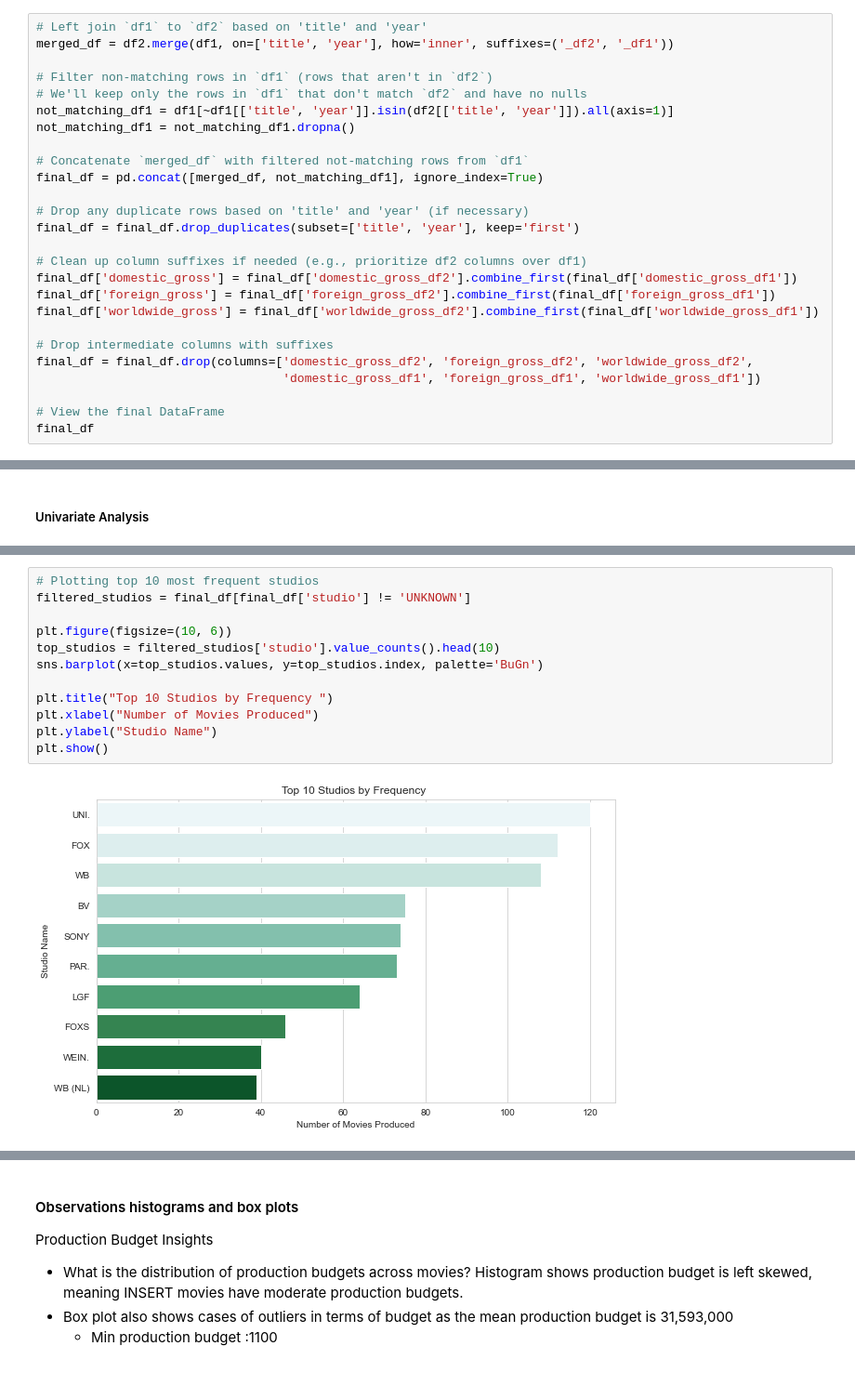
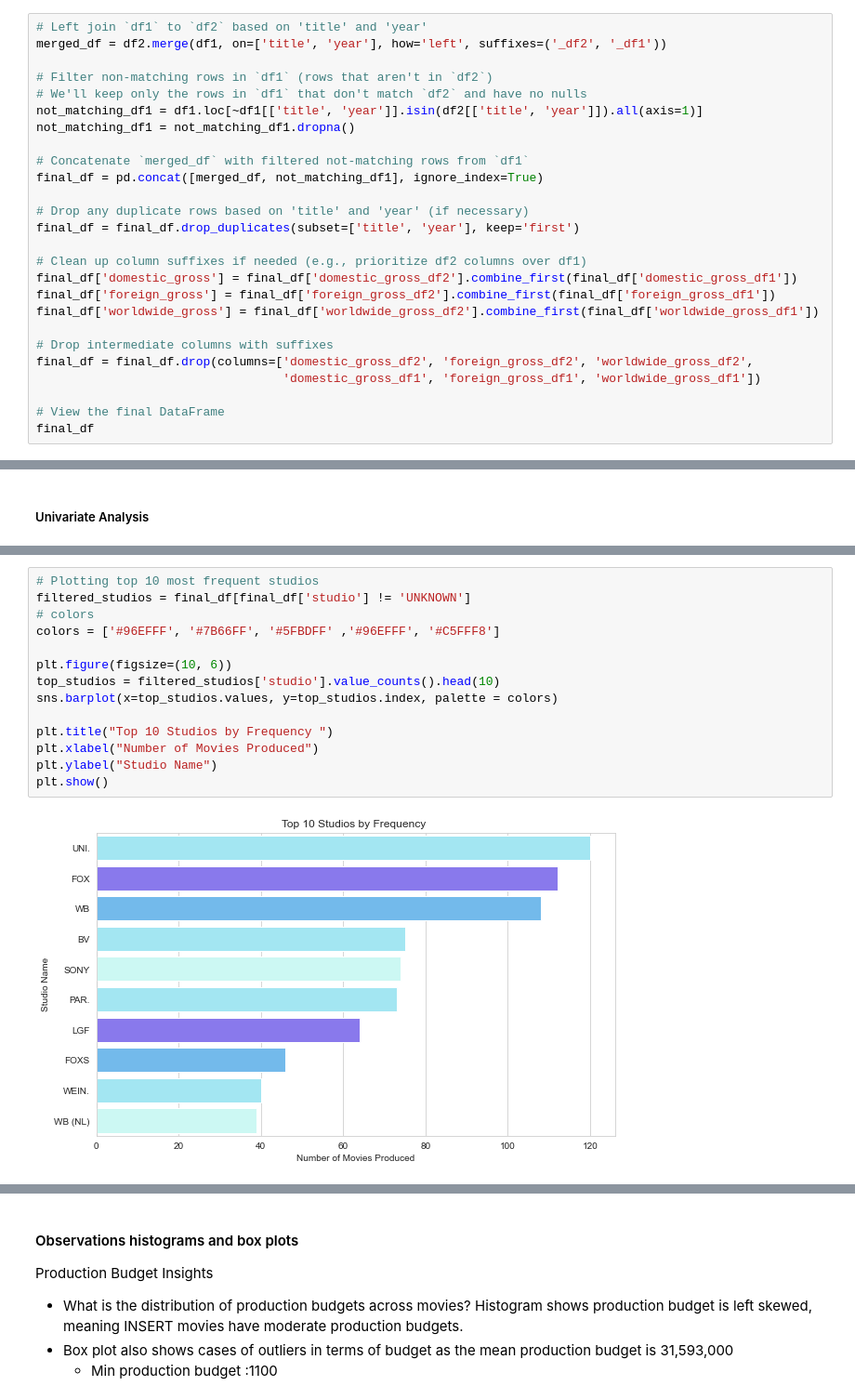
Before and after one commit to Otim135/group3-phase2-project, a Jupyter notebook: ipynbs/Ketty.ipynb, the cells around one changed output, grey strips where cells are left out. Shown at 93% size. Saved outputs shown, nothing was run; the diff lists cells and outputs as text.

```diff
--- a/ipynbs/Ketty.ipynb
+++ b/ipynbs/Ketty.ipynb
@@ -374,11 +347,11 @@ df3 = df3.drop(columns = cols_to_drop,errors='ignore')
 ##### 1.1.0(a) Merging movie gross and movie budget dataset
 # %%
 # Left join `df1` to `df2` based on 'title' and 'year'
-merged_df = df2.merge(df1, on=['title', 'year'], how='inner', suffixes=('_df2', '_df1'))
+merged_df = df2.merge(df1, on=['title', 'year'], how='left', suffixes=('_df2', '_df1'))
 
 # Filter non-matching rows in `df1` (rows that aren't in `df2`)
 # We'll keep only the rows in `df1` that don't match `df2` and have no nulls
-not_matching_df1 = df1[~df1[['title', 'year']].isin(df2[['title', 'year']]).all(axis=1)]
+not_matching_df1 = df1.loc[~df1[['title', 'year']].isin(df2[['title', 'year']]).all(axis=1)]
 not_matching_df1 = not_matching_df1.dropna()
 
 # Concatenate `merged_df` with filtered not-matching rows from `df1`
@@ -663,17 +547,19 @@ plt.show()
 # %%
 # Plotting top 10 most frequent studios
 filtered_studios = final_df[final_df['studio'] != 'UNKNOWN']
+# colors
+colors = ['#96EFFF', '#7B66FF', '#5FBDFF' ,'#96EFFF', '#C5FFF8']
 
 plt.figure(figsize=(10, 6))
 top_studios = filtered_studios['studio'].value_counts().head(10)
-sns.barplot(x=top_studios.values, y=top_studios.index, palette='BuGn')
+sns.barplot(x=top_studios.values, y=top_studios.index, palette = colors)
 
 plt.title("Top 10 Studios by Frequency ")
 plt.xlabel("Number of Movies Produced")
 plt.ylabel("Studio Name")
 plt.show()
 # %% [output]
-[figure, old version]
+[figure, new version]
 # %%
 # Grouping by 'studio' to get total production budgets and worldwide gross for each studio
 studio_budget_gross = filtered_studios.groupby('studio')[['production_budget', 'worldwide_gross']].sum()
```
Also changed, not shown: parts of 39 cells of this notebook, 1 other file.
